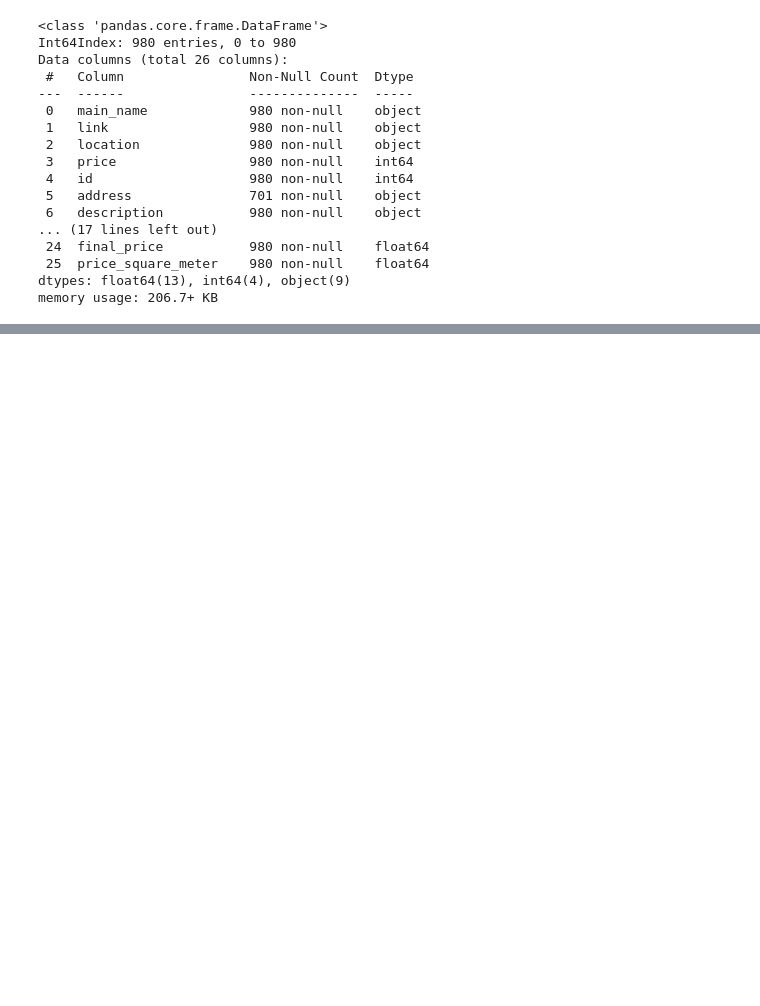
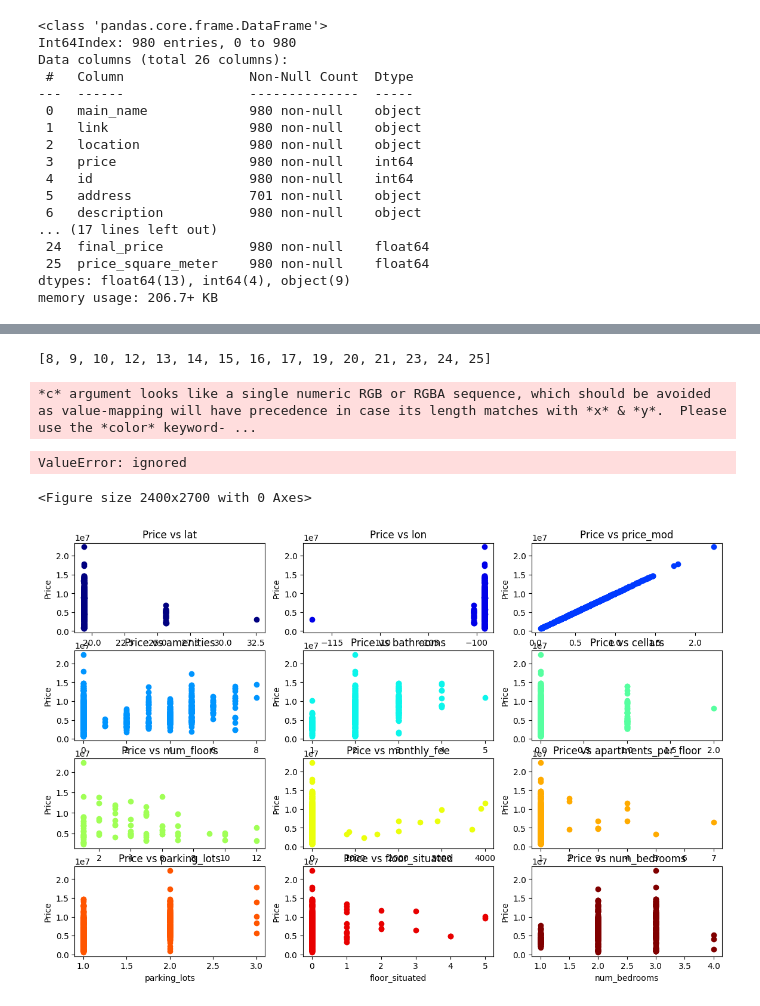
Before and after one commit to joshbrx/DataScience_challenge, a Jupyter notebook: Departamentos_en_la_CDMX.ipynb, the cells around one changed output, grey strips where cells are left out. Drawn from its saved outputs; the diff is of its cells as text; code cells hidden in the pictures; blank space fills up the shorter version.

```diff
--- a/Departamentos_en_la_CDMX.ipynb
+++ b/Departamentos_en_la_CDMX.ipynb
@@ -287,0 +258,40 @@ memory usage: 206.7+ KB
+# %%
+def tmp_func3(x, columns):
+    s = data_cdmx[columns[x]].dtype
+    if (s != np.dtype('O')) and (x != 3) and (x != 4) :
+        return x
+
+tmp_var = [tmp_func3(x, data_cdmx.columns) for x in range(len(data_cdmx.columns))]
+tmp_var = list(filter(lambda x: x is not None, tmp_var))
+tmp_var
+# %% [output]
+[8, 9, 10, 12, 13, 14, 15, 16, 17, 19, 20, 21, 23, 24, 25]
+# %%
+jet= plt.get_cmap('jet')
+colors = iter(jet(np.linspace(0,1,12)))
+
+def correlation_plot(df,variables, n_rows, n_cols):
+    fig = plt.figure(figsize=(24,27))
+    fig = plt.figure(figsize=(14,9))
+    for i, var in enumerate(variables):
+        ax = fig.add_subplot(n_rows,n_cols,i+1)
+        asset = df.loc[:,var]
+        ax.scatter(asset, df["price"], c = next(colors))
+        ax.set_xlabel("{}".format(var))
+        ax.set_ylabel("Price")
+        ax.set_title("Price vs "+ var)
+    fig.tight_layout()
+    plt.show()
+
+# Take the name of the last 6 columns of the SPY_data which are the model features
+tmp_var = [tmp_func3(x, data_cdmx.columns) for x in range(len(data_cdmx.columns))]
+tmp_var = list(filter(lambda x: x is not None, tmp_var))
+variables = data_cdmx.columns[tmp_var]
+# variables = data_cdmx.columns[['Number_of_Rooms','House_Inside_Area','Population','Population_Density(km2)','Altitude_min(m)', 'Avg_Temperature','Number_of_Schools','Number_of_Hospital','Region_Area(km2)','Precipitation','Avg_Monthly_Salary','Avg_Age']]
+
+correlation_plot(data_cdmx, variables, 4,3)
+# %% [output]
+*c* argument looks like a single numeric RGB or RGBA sequence, which should be avoided as value-mapping will have precedence in case its length matches with *x* & *y*.  Please use the *color* keyword- ...
+ValueError: ignored
+<Figure size 2400x2700 with 0 Axes>
+[figure, added]
```
Also changed, not shown: parts of 23 cells of this notebook.
